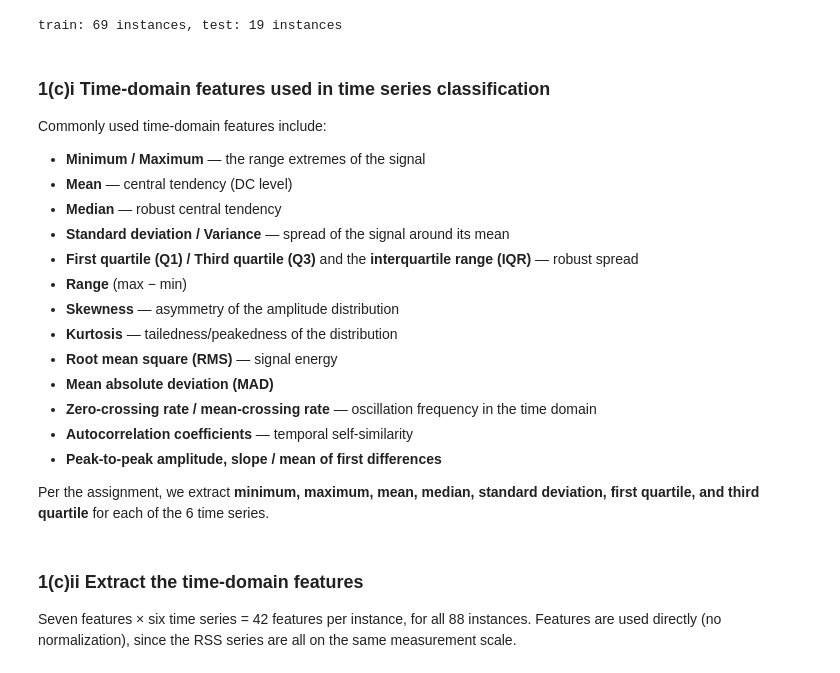
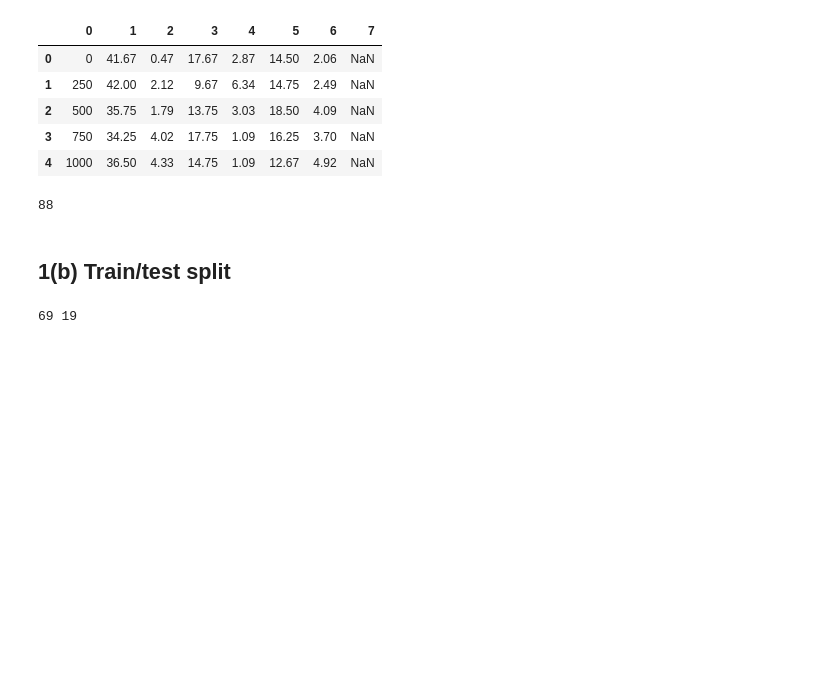
Before and after one commit to nimnusmik/Kim_Seonmin_HW3, a Jupyter notebook: code/Kim_Seonmin_HW3.ipynb, the cells around one changed output. Saved outputs shown, nothing was run; the diff lists cells and outputs as text; code cells hidden in the pictures; blank space fills up the shorter version.

```diff
--- a/code/Kim_Seonmin_HW3.ipynb
+++ b/code/Kim_Seonmin_HW3.ipynb
@@ -72,36 +57,56 @@ Test data: datasets 1 and 2 in `bending1` and `bending2`; datasets 1, 2, and 3 i
+# %%
+#df_bad = pd.read_csv(DATA_DIR / "bending2" / "dataset4.csv", comment="#", header=None,names=COLS)
+
+df_bad = pd.read_csv(DATA_DIR / "cycling" / "dataset9.csv", comment="#",
+                     header=None,names=range(8),
+                    sep = r"[,\s]+", engine="python")
+
+df_bad.head()
+# %% [output]
+|  | 0 | 1 | 2 | 3 | 4 | 5 | 6 | 7 |
+| 0 | 0 | 41.67 | 0.47 | 17.67 | 2.87 | 14.50 | 2.06 | NaN |
+| 1 | 250 | 42.00 | 2.12 | 9.67 | 6.34 | 14.75 | 2.49 | NaN |
+| 2 | 500 | 35.75 | 1.79 | 13.75 | 3.03 | 18.50 | 4.09 | NaN |
+| 3 | 750 | 34.25 | 4.02 | 17.75 | 1.09 | 16.25 | 3.70 | NaN |
+| 4 | 1000 | 36.50 | 4.33 | 14.75 | 1.09 | 12.67 | 4.92 | NaN |
+# %%
+def load_instance(path):
+    df = pd.read_csv(path, comment="#", header=None,
+                     sep=r"[,\s]+", engine="python",
+                     names=range(8))
+    df = df.dropna(axis=1, how="all")
+    df = df.iloc[:, 1:7]
+    df.columns = COLS[1:]
+    return df.astype(float)
+
+
+ACTIVITIES = ["bending1", "bending2", "cycling", "lying", "sitting", "standing", "walking"]
+
+instances = []
+
+for act in ACTIVITIES:
+    for f in sorted((DATA_DIR / act).glob("*.csv")):
+        num = int(f.stem.replace("dataset", ""))   # "dataset10" → 10
+
+        data = load_instance(f)
+        instances.append({"activity": act, "num": num, "data": data})
+
+
+print(len(instances))
+# %% [output]
+88
+# %% [markdown]
+## 1(b) Train/test split
 # %%
+
 def is_test(inst):
     if inst["activity"] in ("bending1", "bending2"):
-        return inst["num"] in (1, 2)
-    return inst["num"] in (1, 2, 3)
+        return inst["num"] in (1,2)
+    return inst["num"] in (1,2,3)
 
+test = [i for i in instances if is_test(i)]
+train = [i for i in instances if not is_test(i)]
 
-train = [i for i in instances if not is_test(i)]
-test = [i for i in instances if is_test(i)]
-print(f"train: {len(train)} instances, test: {len(test)} instances")
+print(len(train), len(test))
 # %% [output]
-train: 69 instances, test: 19 instances
+69 19
-# %% [markdown]
-### 1(c)i Time-domain features used in time series classification
-
-Commonly used time-domain features include:
-
-- **Minimum / Maximum** — the range extremes of the signal
-- **Mean** — central tendency (DC level)
-- **Median** — robust central tendency
-- **Standard deviation / Variance** — spread of the signal around its mean
-- **First quartile (Q1) / Third quartile (Q3)** and the **interquartile range (IQR)** — robust spread
-- **Range** (max − min)
-- **Skewness** — asymmetry of the amplitude distribution
-- **Kurtosis** — tailedness/peakedness of the distribution
-- **Root mean square (RMS)** — signal energy
-- **Mean absolute deviation (MAD)**
-- **Zero-crossing rate / mean-crossing rate** — oscillation frequency in the time domain
-- **Autocorrelation coefficients** — temporal self-similarity
-- **Peak-to-peak amplitude, slope / mean of first differences**
-
-Per the assignment, we extract **minimum, maximum, mean, median, standard deviation, first quartile, and third quartile** for each of the 6 time series.
-# %% [markdown]
-### 1(c)ii Extract the time-domain features
-
-Seven features × six time series = 42 features per instance, for all 88 instances. Features are used directly (no normalization), since the RSS series are all on the same measurement scale.
```
Also changed, not shown: parts of 23 cells of this notebook.
